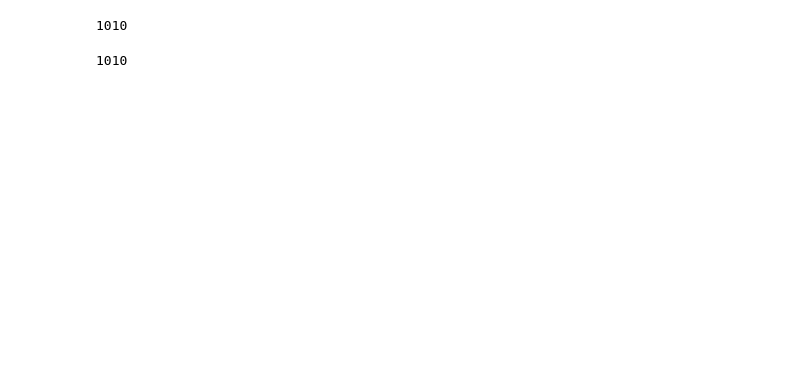
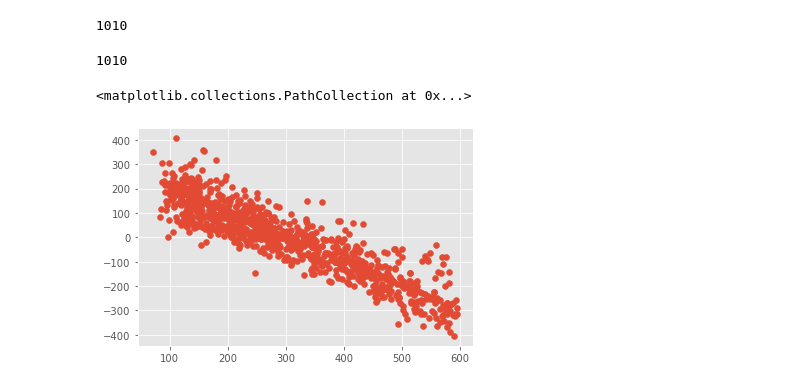
Before and after one commit to RubenBec/Capstone2, a Jupyter notebook: usecsv.ipynb, the cells around one changed output. Saved outputs shown, nothing was run; the diff lists cells and outputs as text; code cells hidden in the pictures; blank space fills up the shorter version.

```diff
--- a/usecsv.ipynb
+++ b/usecsv.ipynb
@@ -349,3 +366,8 @@ len(y_test1)
 1010
 # %%
 residual = rfpred - y_test1
+# %%
+plt.scatter(y_test1, residual)
+# %% [output]
+<matplotlib.collections.PathCollection at 0x...>
+[figure, added]
```
Also changed, not shown: parts of 24 cells of this notebook.
